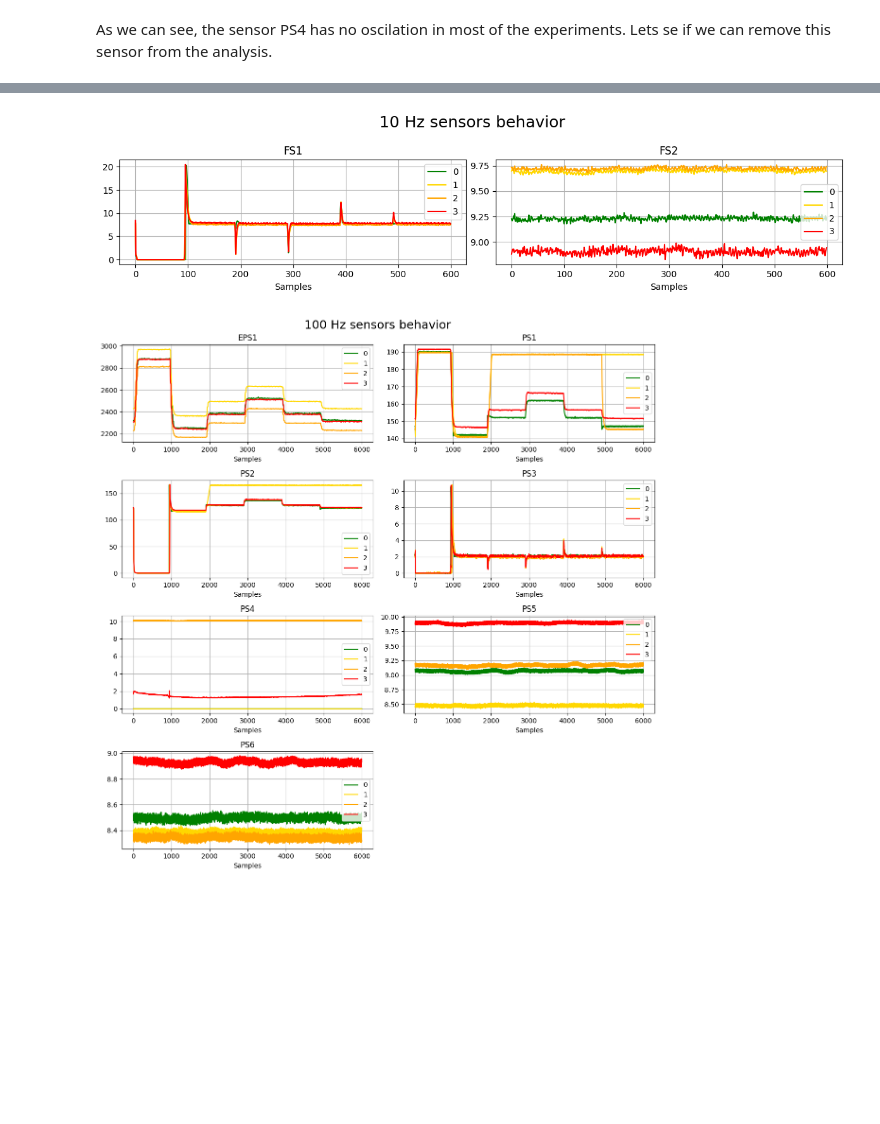
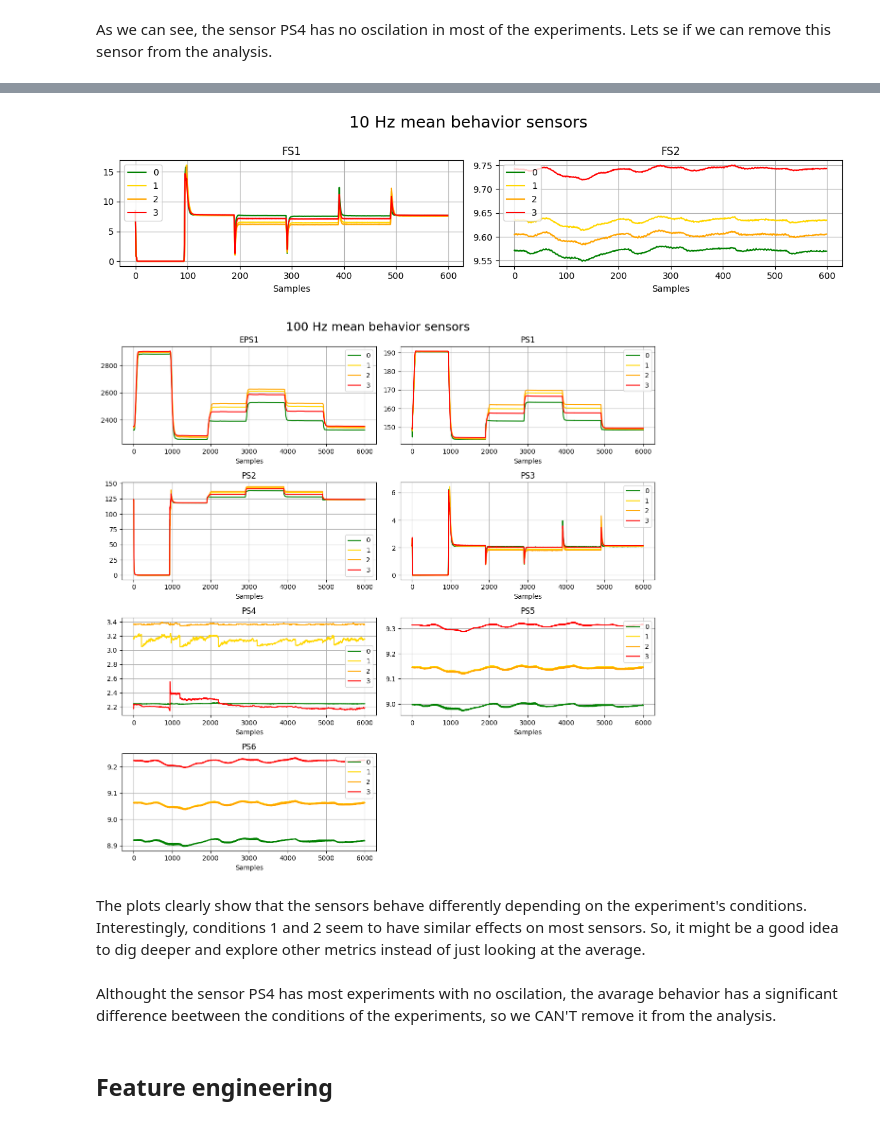
Before and after one commit to antoniotameirao/hydraulic-system-condition-classification, a Jupyter notebook: notebooks/main.ipynb, the cells around one changed output, grey strips where cells are left out. Saved outputs shown, nothing was run; the diff lists cells and outputs as text; code cells hidden in the pictures; blank space fills up the shorter version.

```diff
--- a/notebooks/main.ipynb
+++ b/notebooks/main.ipynb
@@ -79,7 +86,7 @@ rename_target = {
     100:2,
     90:3
 }
-target = target.apply(lambda x:rename_target[x])
+target = target.map(rename_target)
 # %%
 df_count = pd.DataFrame({'condition':target.value_counts().index, 'count':target.value_counts().values})
 df_count = df_count.sort_values(by='condition').reset_index(drop=True)
@@ -247,5 +260,28 @@ def plot_multiple_conditions_behavior(data, names, target):
+# %%
+def plot_mean_behavior_all_conditions(data, names, target):
+    n_cols = 2
+    n_sensors = data.shape[2]
+    n_rows = ceil(n_sensors/n_cols)
+    conditions = target.unique()
+
+    freq = int(data.shape[1]/60)
+    fig = plt.figure(figsize=(12, 3*n_rows))
+    for sensor_idx in range(n_sensors):
+        ax = plt.subplot(n_rows,n_cols,sensor_idx+1)
+        for condition in conditions:
+            idxs_condition = target[target==condition].index
+            mean = np.mean(data[idxs_condition,:,sensor_idx],axis=0)
+            ax.plot(mean, label=condition, color=target_color_dict[condition])
+
+        ax.set_title(names[sensor_idx])
+        ax.grid()
+        ax.legend()
+        ax.set_xlabel('Samples')
+    fig.suptitle(f'{freq} Hz mean behavior sensors', fontsize=18)
+    plt.tight_layout()
+    plt.show()
 # %%
-plot_multiple_conditions_behavior(one_hz_data, one_hz_names, target)
-plot_multiple_conditions_behavior(ten_hz_data, ten_hz_names, target)
-plot_multiple_conditions_behavior(hund_hz_data, hund_hz_names, target)
+plot_mean_behavior_all_conditions(one_hz_data, one_hz_names, target)
+plot_mean_behavior_all_conditions(ten_hz_data, ten_hz_names, target)
+plot_mean_behavior_all_conditions(hund_hz_data, hund_hz_names, target)
 # %% [output]
@@ -253,2 +289,2 @@ plot_multiple_conditions_behavior(hund_hz_data, hund_hz_names, target)
-[figure, old version]
+[figure, new version]
-[figure, old version]
+[figure, new version]
@@ -287,0 +291,6 @@ fig.update_layout(title=f'{names[sensor]}',
+# %% [markdown]
+The plots clearly show that the sensors behave differently depending on the experiment's conditions. Interestingly, conditions 1 and 2 seem to have similar effects on most sensors. So, it might be a good idea to dig deeper and explore other metrics instead of just looking at the average.
+# %% [markdown]
+Althought the sensor PS4 has most experiments with no oscilation, the avarage behavior has a significant difference beetween the conditions of the experiments, so we CAN'T remove it from the analysis.
+# %% [markdown]
+## Feature engineering
```
Also changed, not shown: parts of 14 cells of this notebook.
